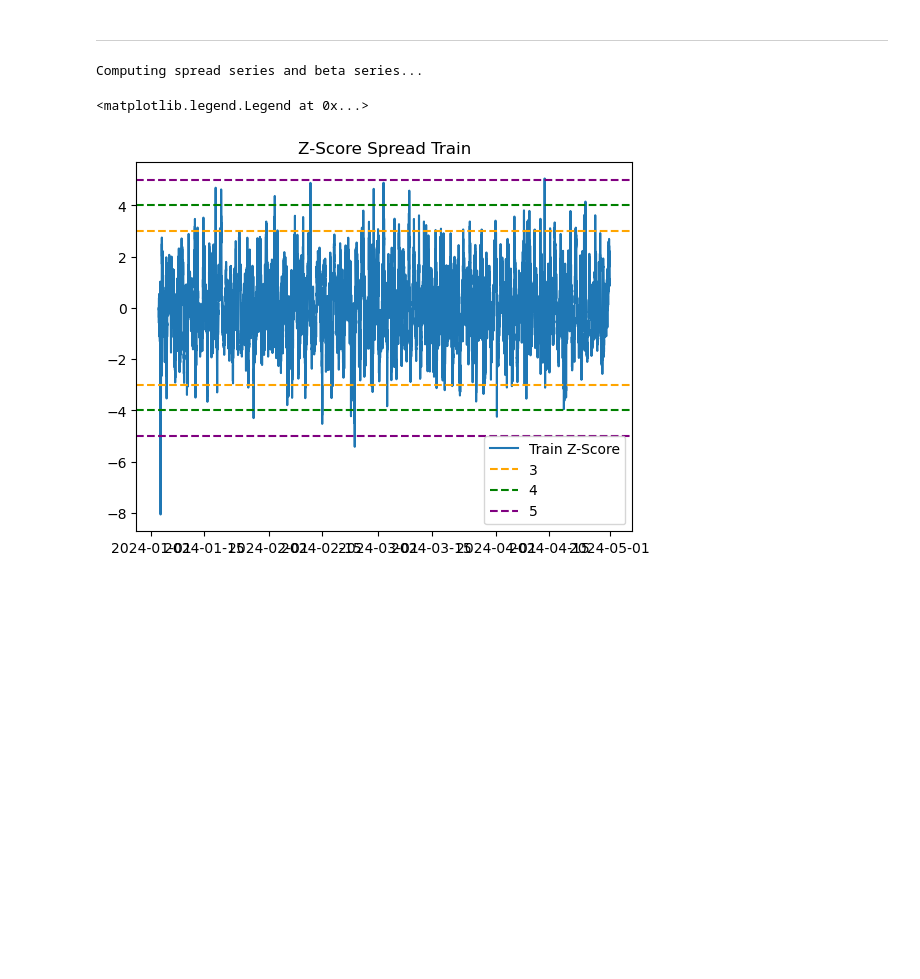
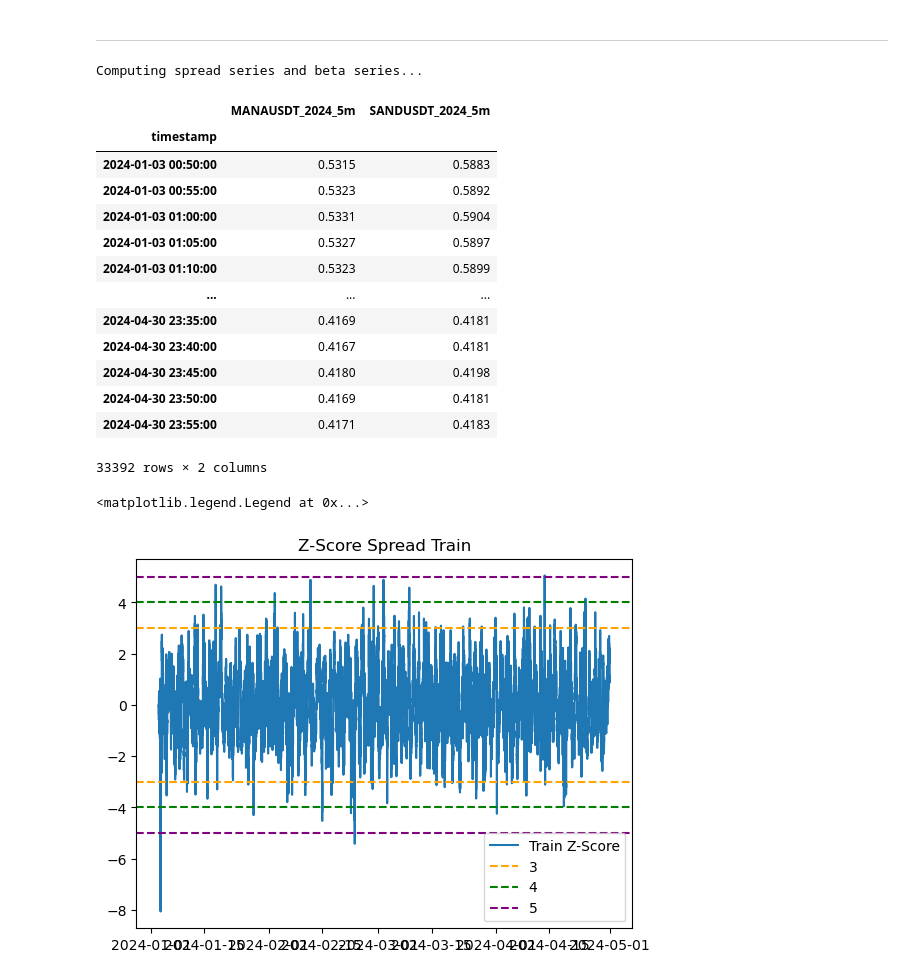
Before and after one commit to alexandrosdp/PairsTrading, a Jupyter notebook: deep_q_learning_improved.ipynb, the cells around one changed output. Saved outputs shown, nothing was run; the diff lists cells and outputs as text; code cells hidden in the pictures; blank space fills up the shorter version.

```diff
--- a/deep_q_learning_improved.ipynb
+++ b/deep_q_learning_improved.ipynb
@@ -158,6 +199,23 @@ prices_train = prices_train.loc[zscore_series_train.index]
 beta_series_train = beta_series_train.loc[zscore_series_train.index]
 # %% [output]
 Computing spread series and beta series...
+# %%
+prices_train
+# %% [output]
+|  | MANAUSDT_2024_5m | SANDUSDT_2024_5m |
+| timestamp |  |  |
+| 2024-01-03 00:50:00 | 0.5315 | 0.5883 |
+| 2024-01-03 00:55:00 | 0.5323 | 0.5892 |
+| 2024-01-03 01:00:00 | 0.5331 | 0.5904 |
+| 2024-01-03 01:05:00 | 0.5327 | 0.5897 |
+| 2024-01-03 01:10:00 | 0.5323 | 0.5899 |
+| ... | ... | ... |
+| 2024-04-30 23:35:00 | 0.4169 | 0.4181 |
+| 2024-04-30 23:40:00 | 0.4167 | 0.4181 |
+| 2024-04-30 23:45:00 | 0.4180 | 0.4198 |
+| 2024-04-30 23:50:00 | 0.4169 | 0.4181 |
+| 2024-04-30 23:55:00 | 0.4171 | 0.4183 |
+33392 rows × 2 columns
 # %%
 plt.plot(zscore_series_train, label='Train Z-Score')
 plt.axhline(3, color='orange', linestyle='--', label='3')
```
Also changed, not shown: parts of 4 cells of this notebook, 7 other files.
